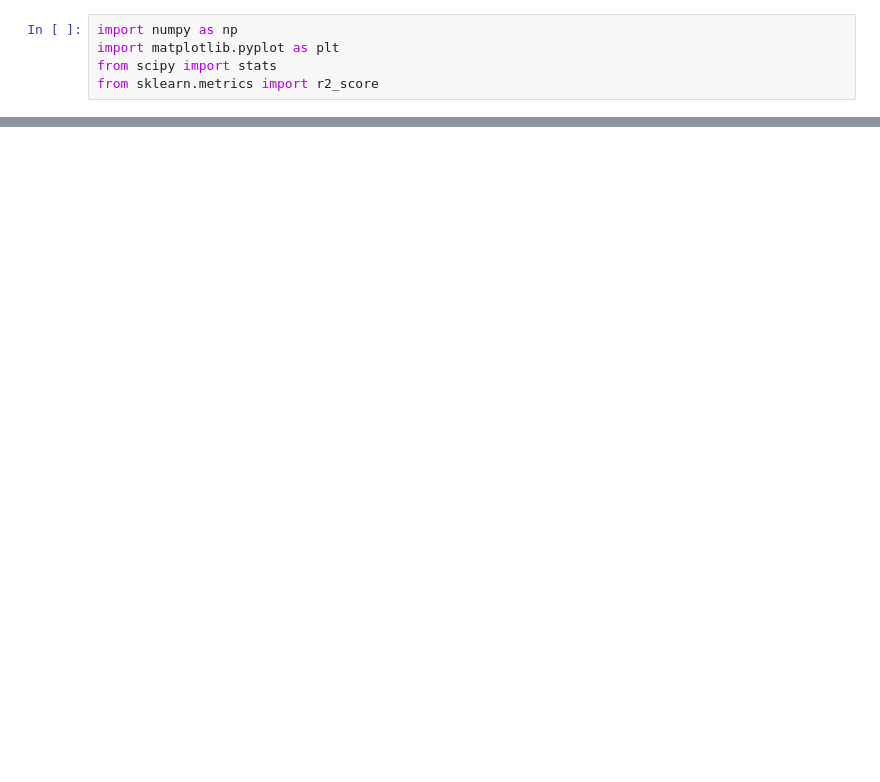
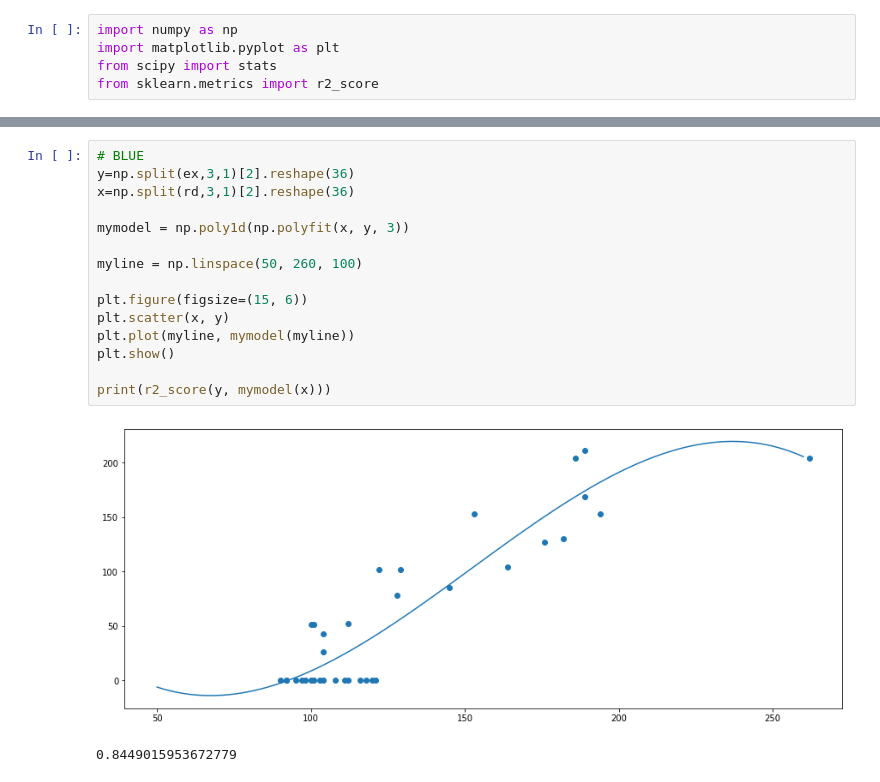
Before and after one commit to KCSAbeywickrama/rgb-g2, a Jupyter notebook: calibration/algo/regr.ipynb, the cells around one changed output, grey strips where cells are left out. Saved outputs shown, nothing was run; the diff lists cells and outputs as text; blank space fills up the shorter version.

```diff
--- a/calibration/algo/regr.ipynb
+++ b/calibration/algo/regr.ipynb
@@ -83,0 +148,18 @@ print(r2_score(y, mymodel(x)))
+# %%
+# BLUE
+y=np.split(ex,3,1)[2].reshape(36)
+x=np.split(rd,3,1)[2].reshape(36)
+
+mymodel = np.poly1d(np.polyfit(x, y, 3))
+
+myline = np.linspace(50, 260, 100)
+
+plt.figure(figsize=(15, 6))
+plt.scatter(x, y)
+plt.plot(myline, mymodel(myline))
+plt.show()
+
+print(r2_score(y, mymodel(x)))
+# %% [output]
+[figure, added]
+0.8449015953672779
```
Also changed, not shown: parts of 7 cells of this notebook, 2 other files.
